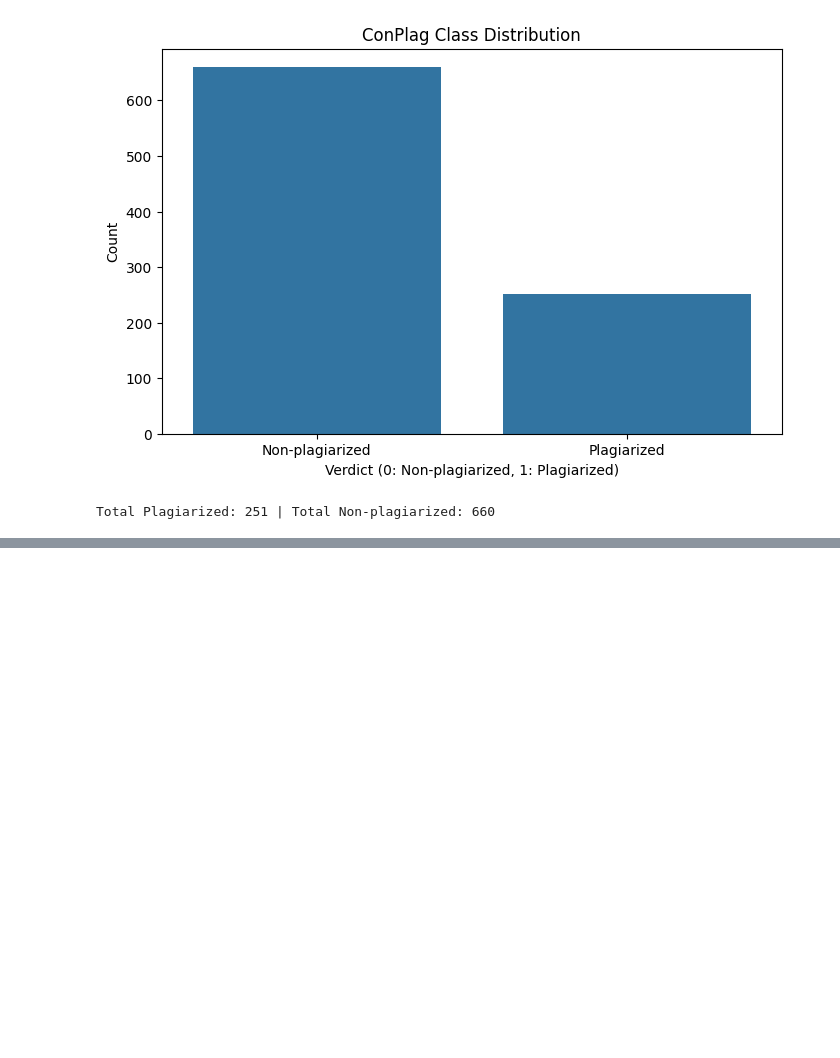
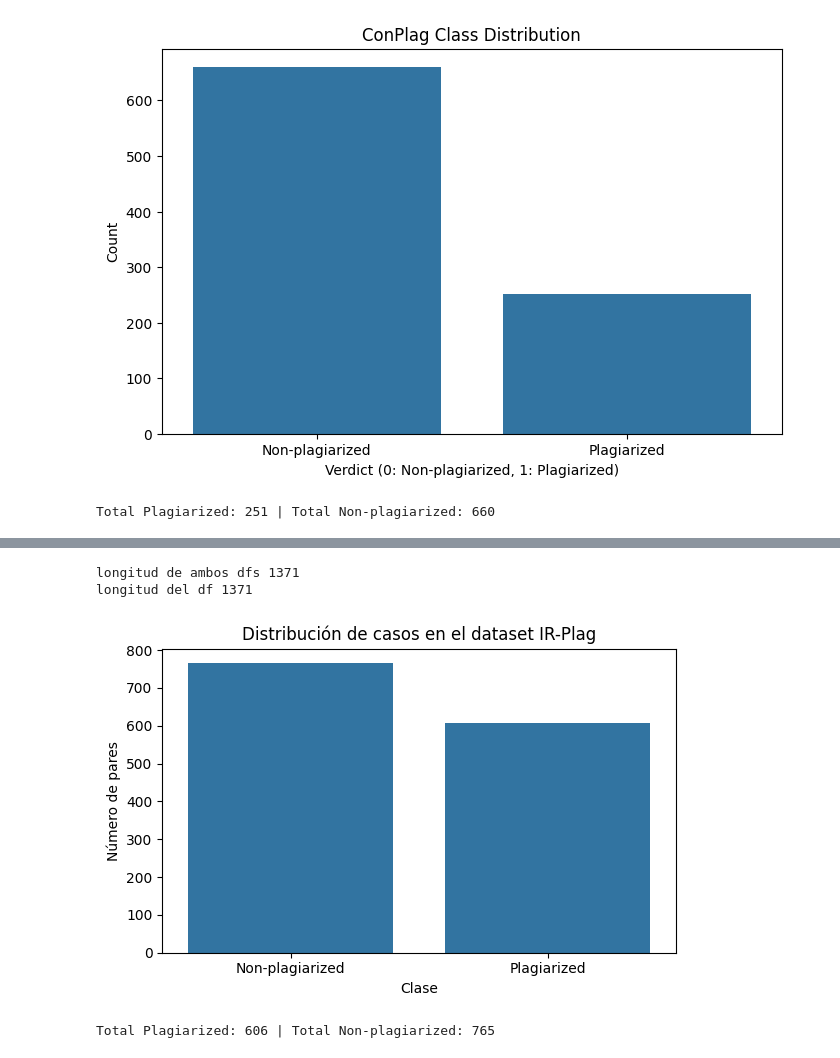
Before and after one commit to ElGonan/tc3002b-reto, a Jupyter notebook: src/project.ipynb, the cells around one changed output, grey strips where cells are left out. Cells and saved outputs as stored; diff of their text form; code cells hidden in the pictures; blank space fills up the shorter version.

```diff
--- a/src/project.ipynb
+++ b/src/project.ipynb
@@ -156,3 +205,29 @@ plt.show()
+# %%
+print(f'longitud de ambos dfs {len(irPlagCodes) + len(conPlagCodes)}')
+df_combined = pd.concat([irPlagCodes, conPlagCodes], ignore_index=True)
+print(f'longitud del df {len(df_combined)}')
+plt.figure(figsize=(6, 4))
+sns.countplot(data=df_combined, x='verdict')
+plt.title('Distribución de casos en el dataset IR-Plag')
+plt.xlabel('Clase')
+plt.ylabel('Número de pares')
+plt.xticks([1, 0], ['Plagiarized', 'Non-plagiarized'])
+plt.tight_layout()
+plt.show()
+counts = df_combined['verdict'].value_counts()
+total_plag = counts.get(1, 0)
+total_non_plag = counts.get(0, 0)
+print(f"Total Plagiarized: {total_plag} | Total Non-plagiarized: {total_non_plag}")
+
+
+
+# Ahora cambiemos el nombre de variables para que todo use el dataset combinado
+conPlagCodes = df_combined
+# %% [output]
+longitud de ambos dfs 1371
+longitud del df 1371
+[figure, added]
+Total Plagiarized: 606 | Total Non-plagiarized: 765
 # %%
 # Configuración del Tokenizador
 CRITICAL_TOKENS = {
```
Also changed, not shown: parts of 7 cells of this notebook.
